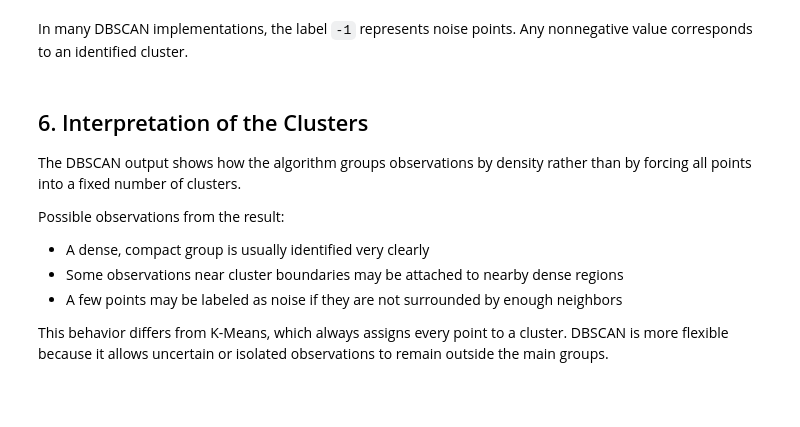
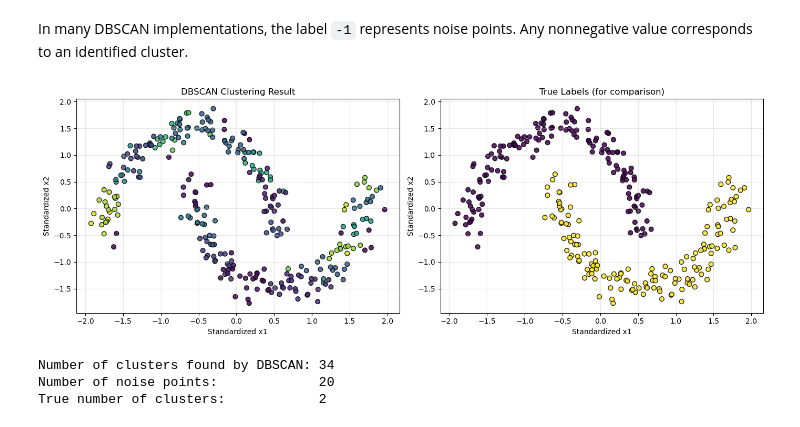
Before and after one commit to tduong26/INDE577-Spring-2026, a Jupyter notebook: examples/unsupervised_learning/DBScan/dbscan_example.ipynb, the cells around one changed output. Saved outputs shown, nothing was run; the diff lists cells and outputs as text; code cells hidden in the pictures; blank space fills up the shorter version.

```diff
--- a/examples/unsupervised_learning/DBScan/dbscan_example.ipynb
+++ b/examples/unsupervised_learning/DBScan/dbscan_example.ipynb
@@ -172,26 +212,34 @@ In many DBSCAN implementations, the label `-1` represents noise points. Any
 nonnegative value corresponds to an identified cluster.
 # %%
 
-plt.figure(figsize=(8, 6))
-plt.scatter(X_scaled[:, 0], X_scaled[:, 1], c=labels, alpha=0.85)
-plt.xlabel("Standardized Petal Length")
-plt.ylabel("Standardized Petal Width")
-plt.title("DBSCAN Clustering Results")
-plt.grid(alpha=0.3)
+# Side-by-side: DBSCAN result vs ground truth
+fig, axes = plt.subplots(1, 2, figsize=(14, 5))
+
+axes[0].scatter(X_scaled[:, 0], X_scaled[:, 1], c=labels,
+                cmap="viridis", alpha=0.85, edgecolor="k", s=40)
+axes[0].set_title("DBSCAN Clustering Result")
+axes[0].set_xlabel("Standardized x1")
+axes[0].set_ylabel("Standardized x2")
+axes[0].grid(alpha=0.3)
+
+axes[1].scatter(X_scaled[:, 0], X_scaled[:, 1], c=y_true,
+                cmap="viridis", alpha=0.85, edgecolor="k", s=40)
+axes[1].set_title("True Labels (for comparison)")
+axes[1].set_xlabel("Standardized x1")
+axes[1].set_ylabel("Standardized x2")
+axes[1].grid(alpha=0.3)
+
+plt.tight_layout()
 plt.show()
+
+# Quick numerical summary
+n_clusters = len(set(labels)) - (1 if -1 in labels else 0)
+n_noise = np.sum(labels == -1)
+print(f"Number of clusters found by DBSCAN: {n_clusters}")
+print(f"Number of noise points:             {n_noise}")
+print(f"True number of clusters:            {len(set(y_true))}")
+# %% [output]
+[figure, added]
+Number of clusters found by DBSCAN: 34
+Number of noise points:             20
+True number of clusters:            2
-# %% [markdown]
-
-## 6. Interpretation of the Clusters
-
-The DBSCAN output shows how the algorithm groups observations by density rather
-than by forcing all points into a fixed number of clusters.
-
-Possible observations from the result:
-
-- A dense, compact group is usually identified very clearly
-- Some observations near cluster boundaries may be attached to nearby dense regions
-- A few points may be labeled as noise if they are not surrounded by enough neighbors
-
-This behavior differs from K-Means, which always assigns every point to a cluster.
-DBSCAN is more flexible because it allows uncertain or isolated observations to
-remain outside the main groups.
```
Also changed, not shown: parts of 9 cells of this notebook, 1 other file.
